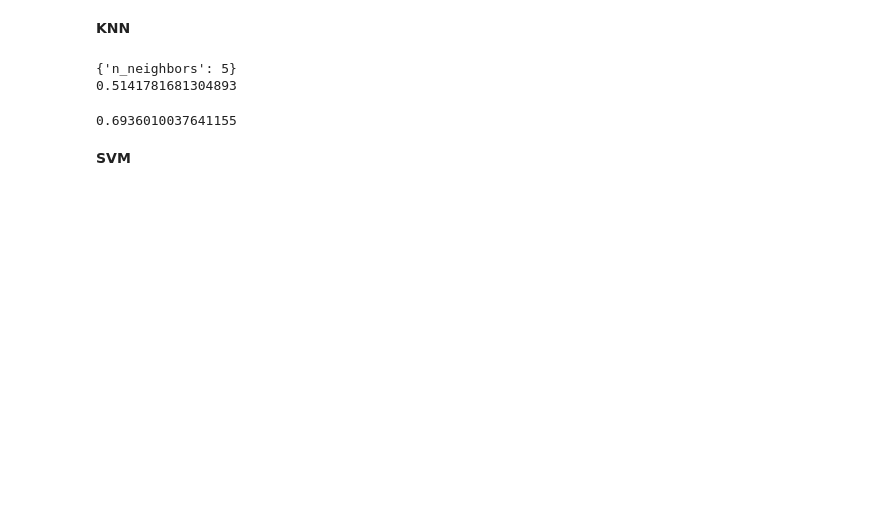
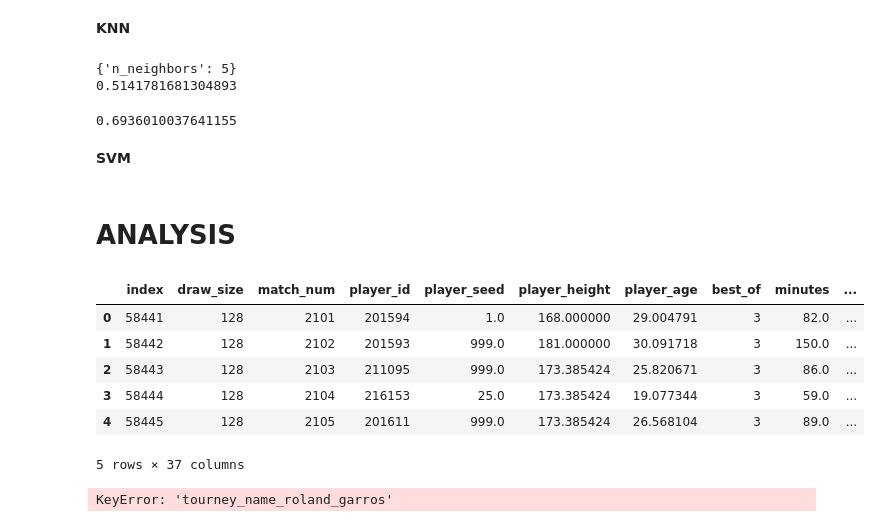
Before and after one commit to DSEI21000-S21/project-tennis-ml, a Jupyter notebook: WTA_ML.ipynb, the cells around one changed output. Drawn from its saved outputs; the diff is of its cells as text; code cells hidden in the pictures; blank space fills up the shorter version.

```diff
--- a/WTA_ML.ipynb
+++ b/WTA_ML.ipynb
@@ -518,0 +508,2 @@ accuracy_score(y_std_train, y_std_ts_pred)
+# %% [markdown]
+# ANALYSIS
@@ -519,6 +590,19 @@ accuracy_score(y_std_train, y_std_ts_pred)
+# %%
+wta_data_french = pd.read_pickle("C:/Users/JAH/Documents/DSE/DSE2100_ML_project_dataset.pkl")
+wta_data_french.head()
+# %% [output]
+|  | index | draw_size | match_num | player_id | player_seed | player_height | player_age | best_of | minutes | ... |
+| 0 | 58441 | 128 | 2101 | 201594 | 1.0 | 168.000000 | 29.004791 | 3 | 82.0 | ... |
+| 1 | 58442 | 128 | 2102 | 201593 | 999.0 | 181.000000 | 30.091718 | 3 | 150.0 | ... |
+| 2 | 58443 | 128 | 2103 | 211095 | 999.0 | 173.385424 | 25.820671 | 3 | 86.0 | ... |
+| 3 | 58444 | 128 | 2104 | 216153 | 25.0 | 173.385424 | 19.077344 | 3 | 59.0 | ... |
+| 4 | 58445 | 128 | 2105 | 201611 | 999.0 | 173.385424 | 26.568104 | 3 | 89.0 | ... |
+5 rows × 37 columns
 # %%
-reduced_df_french = wta_data_numerical[(wta_data_numerical['year']== 2020) & (wta_data_numerical[(wta_data_numerical['tourney_name_roland_garros']==1)])
+reduced_df_french = wta_data_numerical[(wta_data_numerical['year']== 2020) & (wta_data_numerical['tourney_name_roland_garros']==1)]
 reduced_df_french.head()
+# %% [output]
+KeyError: 'tourney_name_roland_garros'
 # %%
 X_20 = reduced_df_french.loc[:, reduced_df_french.columns != 'target']
 y_20 = reduced_df_french['target']
```
Also changed, not shown: parts of 7 cells of this notebook.
